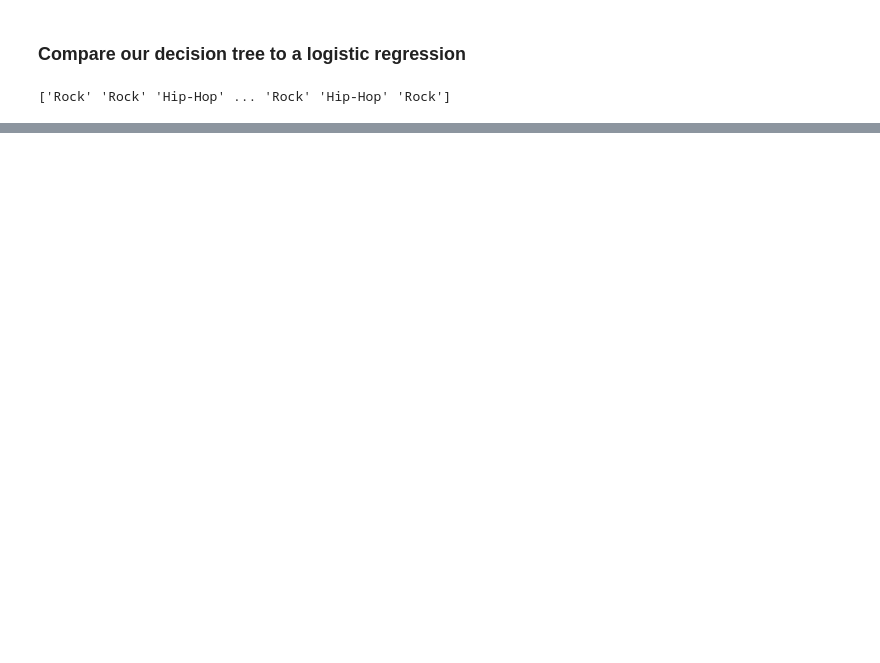
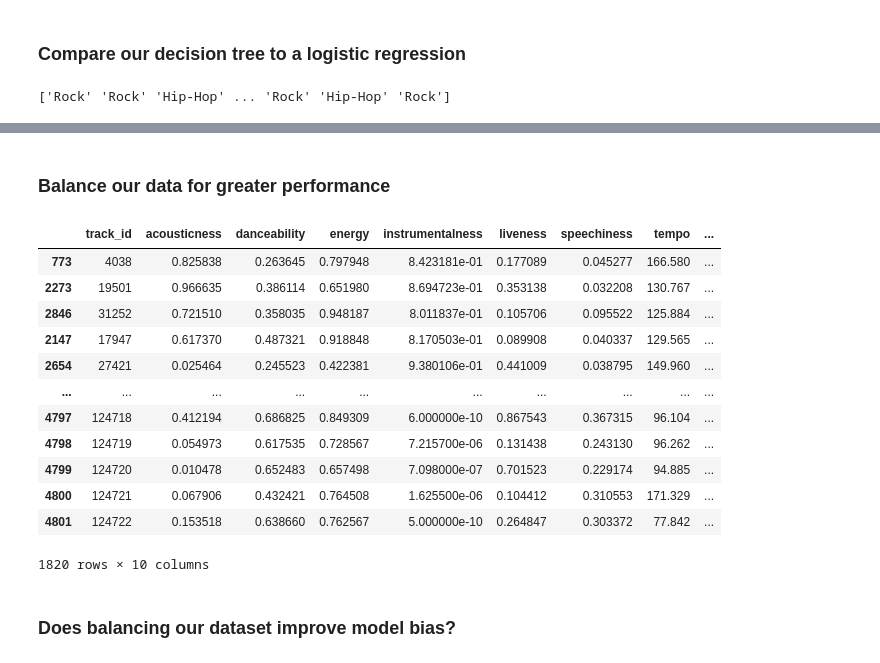
Before and after one commit to emirhanlatif/ML_Projects, a Jupyter notebook: Classify_Song/classify_song.ipynb, the cells around one changed output, grey strips where cells are left out. Saved outputs shown, nothing was run; the diff lists cells and outputs as text; code cells hidden in the pictures; blank space fills up the shorter version.

```diff
--- a/Classify_Song/classify_song.ipynb
+++ b/Classify_Song/classify_song.ipynb
@@ -206,3 +197,28 @@ Logistic Regression:
     accuracy                           0.88      1441
    macro avg       0.81      0.76      0.78      1441
 weighted avg       0.87      0.88      0.87      1441
+# %% [markdown]
+### Balance our data for greater performance
+# %%
+hop_only = echo_tracks.loc[echo_tracks['genre_top'] == 'Hip-Hop']
+rock_only = echo_tracks.loc[echo_tracks['genre_top'] == 'Rock']
+# %%
+rock_only = rock_only.sample(hop_only.shape[0], random_state=10)
+# %%
+rock_hop_bal = pd.concat([rock_only, hop_only])
+
+rock_hop_bal
+# %% [output]
+|  | track_id | acousticness | danceability | energy | instrumentalness | liveness | speechiness | tempo | ... |
+| 773 | 4038 | 0.825838 | 0.263645 | 0.797948 | 8.423181e-01 | 0.177089 | 0.045277 | 166.580 | ... |
+| 2273 | 19501 | 0.966635 | 0.386114 | 0.651980 | 8.694723e-01 | 0.353138 | 0.032208 | 130.767 | ... |
+| 2846 | 31252 | 0.721510 | 0.358035 | 0.948187 | 8.011837e-01 | 0.105706 | 0.095522 | 125.884 | ... |
+| 2147 | 17947 | 0.617370 | 0.487321 | 0.918848 | 8.170503e-01 | 0.089908 | 0.040337 | 129.565 | ... |
+| 2654 | 27421 | 0.025464 | 0.245523 | 0.422381 | 9.380106e-01 | 0.441009 | 0.038795 | 149.960 | ... |
+| ... | ... | ... | ... | ... | ... | ... | ... | ... | ... |
+| 4797 | 124718 | 0.412194 | 0.686825 | 0.849309 | 6.000000e-10 | 0.867543 | 0.367315 | 96.104 | ... |
+| 4798 | 124719 | 0.054973 | 0.617535 | 0.728567 | 7.215700e-06 | 0.131438 | 0.243130 | 96.262 | ... |
+| 4799 | 124720 | 0.010478 | 0.652483 | 0.657498 | 7.098000e-07 | 0.701523 | 0.229174 | 94.885 | ... |
+| 4800 | 124721 | 0.067906 | 0.432421 | 0.764508 | 1.625500e-06 | 0.104412 | 0.310553 | 171.329 | ... |
+| 4801 | 124722 | 0.153518 | 0.638660 | 0.762567 | 5.000000e-10 | 0.264847 | 0.303372 | 77.842 | ... |
+1820 rows × 10 columns
@@ -208,0 +238,2 @@ weighted avg       0.87      0.88      0.87      1441
+# %% [markdown]
+### Does balancing our dataset improve model bias?
```
Also changed, not shown: parts of 7 cells of this notebook.
